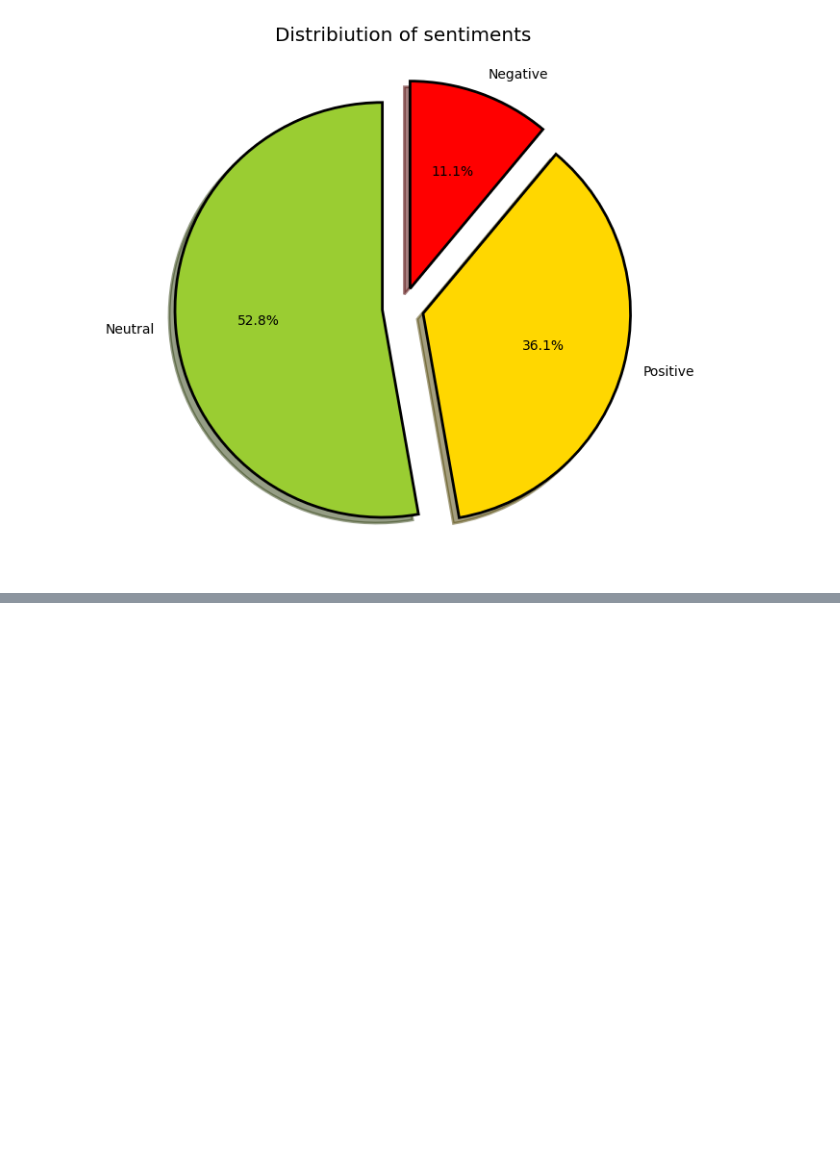
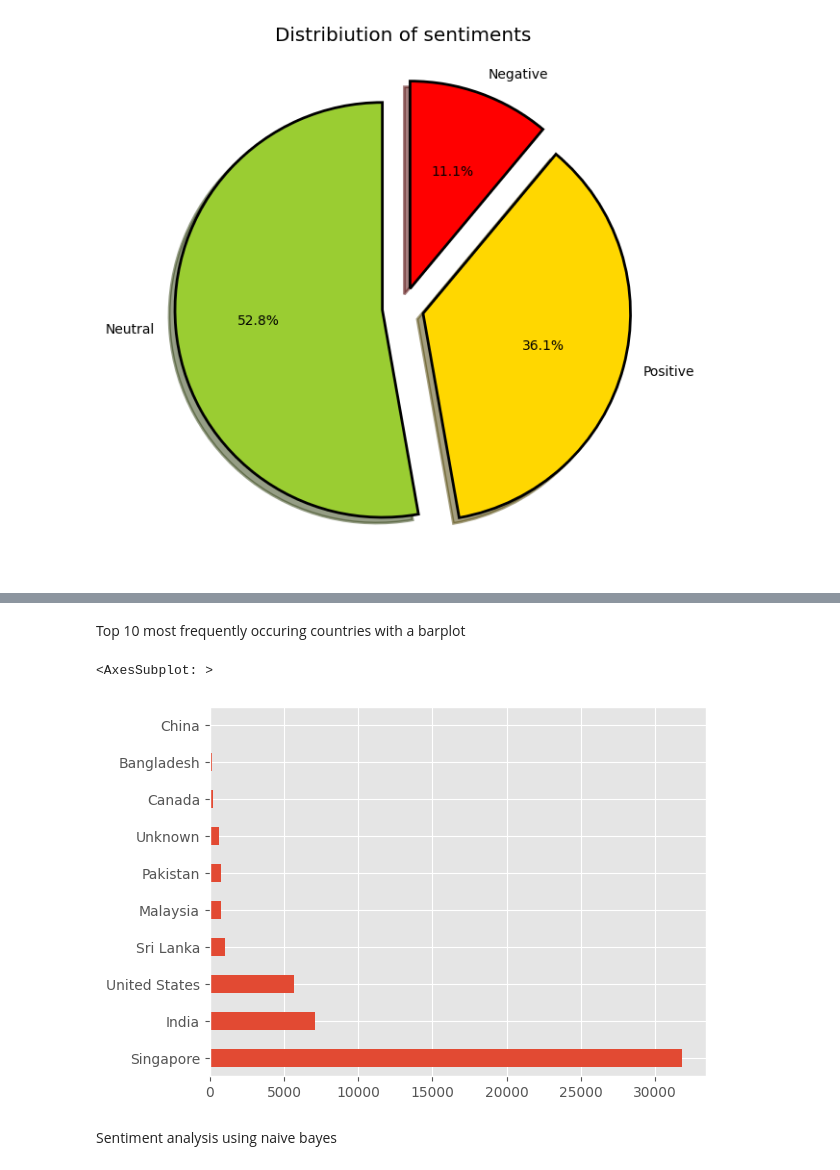
Before and after one commit to adisongoku/text_messages_analysis, a Jupyter notebook: Untitled.ipynb, the cells around one changed output, grey strips where cells are left out. Saved outputs shown, nothing was run; the diff lists cells and outputs as text; code cells hidden in the pictures; blank space fills up the shorter version.

```diff
--- a/Untitled.ipynb
+++ b/Untitled.ipynb
@@ -38,8 +44,10 @@ text_data.head()
 def data_processing(text):
 
     text = text.lower()
-    text = re.sub(r"\@w+|\@w+|\#", '', text, flags=re.MULTILINE)
+    text = re.sub(r"\@w+|\#", '', text, flags=re.MULTILINE)
     text = re.sub(r"[^\w\s]", '', text)
+    text = re.sub(r"https?://\S+|www\.\S+", '', text)
+    text = re.sub(r"<.*?>", '', text)
 
     text_tokens = word_tokenize(text)
     filtered_text = [word for word in text_tokens if word not in stopwords.words('english')]
@@ -103,0 +278,11 @@ Text(0.5, 1.0, 'Distribiution of sentiments')
+# %%
+text_data = text_data.replace({'country':{  'SG': 'Singapore',
+                                            'USA':'United States',
+                                        'india':'India',
+                                        'INDIA':'India',
+                                        'srilanka':'Sri Lanka',
+                                        'UK':'United Kingdom',
+                                        'BARBADOS':'Barbados',
+                                        'jamaica':'Jamaica',
+                                        'MY':'Malaysia',
+                                        'unknown':'Unknown'}})
@@ -103,0 +309,13 @@ Text(0.5, 1.0, 'Distribiution of sentiments')
+# %% [markdown]
+Top 10 most frequently occuring countries with a barplot
+# %%
+country_value_counts = text_data['country'].value_counts()
+
+top_10_country_value_counts = country_value_counts.head(10)
+
+top_10_country_value_counts.plot.barh()
+# %% [output]
+<AxesSubplot: >
+[figure, added]
+# %% [markdown]
+Sentiment analysis using naive bayes
```
Also changed, not shown: parts of 38 cells of this notebook.
